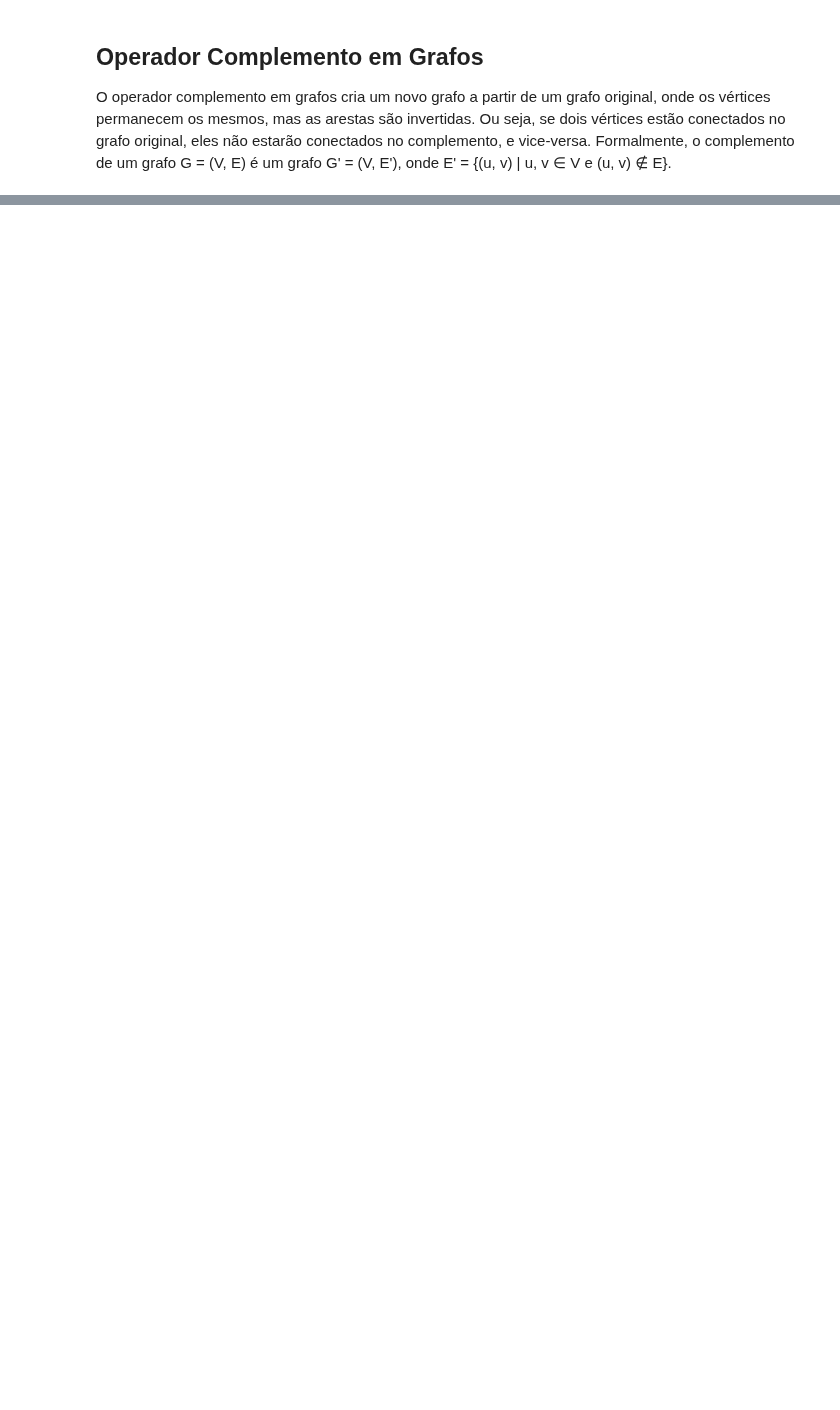
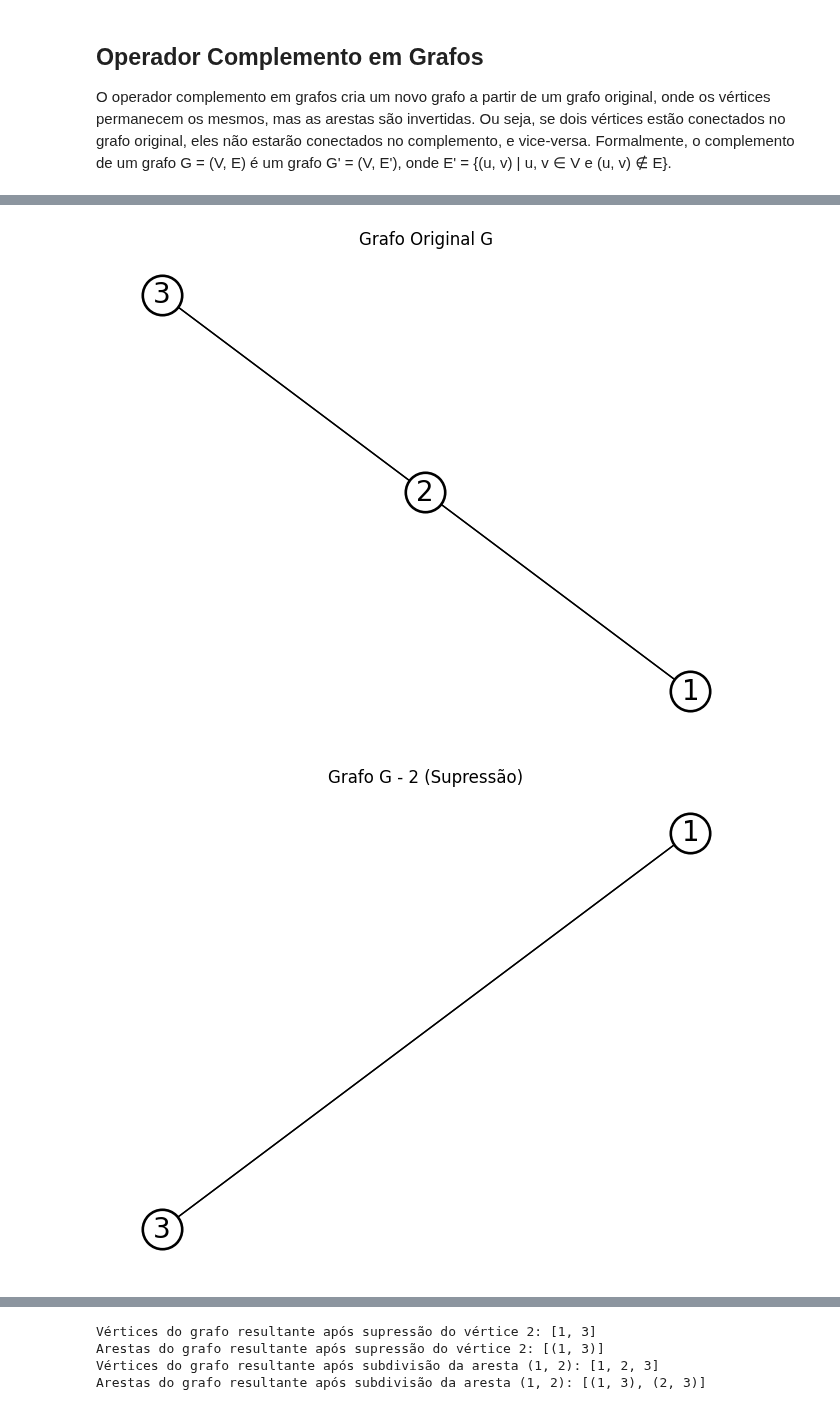
Before and after one commit to LeonardoVieiraGuimaraes/TeoriaGrafos, a Jupyter notebook: Aula03/Operadores.ipynb, the cells around one changed output, grey strips where cells are left out. Saved outputs shown, nothing was run; the diff lists cells and outputs as text; code cells hidden in the pictures; blank space fills up the shorter version.

```diff
--- a/Aula03/Operadores.ipynb
+++ b/Aula03/Operadores.ipynb
@@ -260,0 +400,56 @@ plt.show()
+# %%
+# Função para suprimir um vértice de grau 2
+def suppress_vertex(G, v):
+    neighbors = list(G.neighbors(v))
+    if len(neighbors) == 2:
+        u, w = neighbors
+        G.remove_node(v)
+        G.add_edge(u, w)
+    return G
+
+# Função para subdividir uma aresta
+def subdivide_edge(G, edge):
+    u, v = edge
+    w = max(G.nodes) + 1  # Novo vértice
+    G.remove_edge(u, v)
+    G.add_node(w)
+    G.add_edges_from([(u, w), (w, v)])
+    return G
+
+# Criar o grafo original G para supressão
+G_suppress = nx.Graph()
+G_suppress.add_edges_from([(1, 2), (2, 3)])
+
+# Desenhar o grafo original para supressão
+draw_graph_with_labels_outside(G_suppress, 'Grafo Original G')
+
+# Suprimir o vértice 2
+G_suppress_result = suppress_vertex(G_suppress.copy(), 2)
+
+# Desenhar o grafo resultante após a supressão do vértice 2
+draw_graph_with_labels_outside(G_suppress_result, 'Grafo G - 2 (Supressão)')
+
+# Criar o grafo original G para subdivisão
+G_subdivide = nx.Graph()
+G_subdivide.add_edges_from([(1, 2)])
+
+# Desenhar o grafo original para subdivisão
+draw_graph_with_labels_outside(G_subdivide, 'Grafo Original G')
+
+# Subdividir a aresta (1, 2)
+G_subdivide_result = subdivide_edge(G_subdivide.copy(), (1, 2))
+
+# Desenhar o grafo resultante após a subdivisão da aresta (1, 2)
+draw_graph_with_labels_outside(G_subdivide_result, 'Grafo G + e\' (Subdivisão)')
+
+
+# Imprimir os vértices e arestas do grafo resultante após supressão do vértice
+print("Vértices do grafo resultante após supressão do vértice 2:", G_suppress_result.nodes())
+print("Arestas do grafo resultante após supressão do vértice 2:", G_suppress_result.edges())
+
+# Imprimir os vértices e arestas do grafo resultante após subdivisão da aresta
+print("Vértices do grafo resultante após subdivisão da aresta (1, 2):", G_subdivide_result.nodes())
+print("Arestas do grafo resultante após subdivisão da aresta (1, 2):", G_subdivide_result.edges())
+# %% [output]
+[figure, added]
+[figure, added]
@@ -260,0 +458,4 @@ plt.show()
+Vértices do grafo resultante após supressão do vértice 2: [1, 3]
+Arestas do grafo resultante após supressão do vértice 2: [(1, 3)]
+Vértices do grafo resultante após subdivisão da aresta (1, 2): [1, 2, 3]
+Arestas do grafo resultante após subdivisão da aresta (1, 2): [(1, 3), (2, 3)]
```
Also changed, not shown: parts of 18 cells of this notebook, 5 other files.
